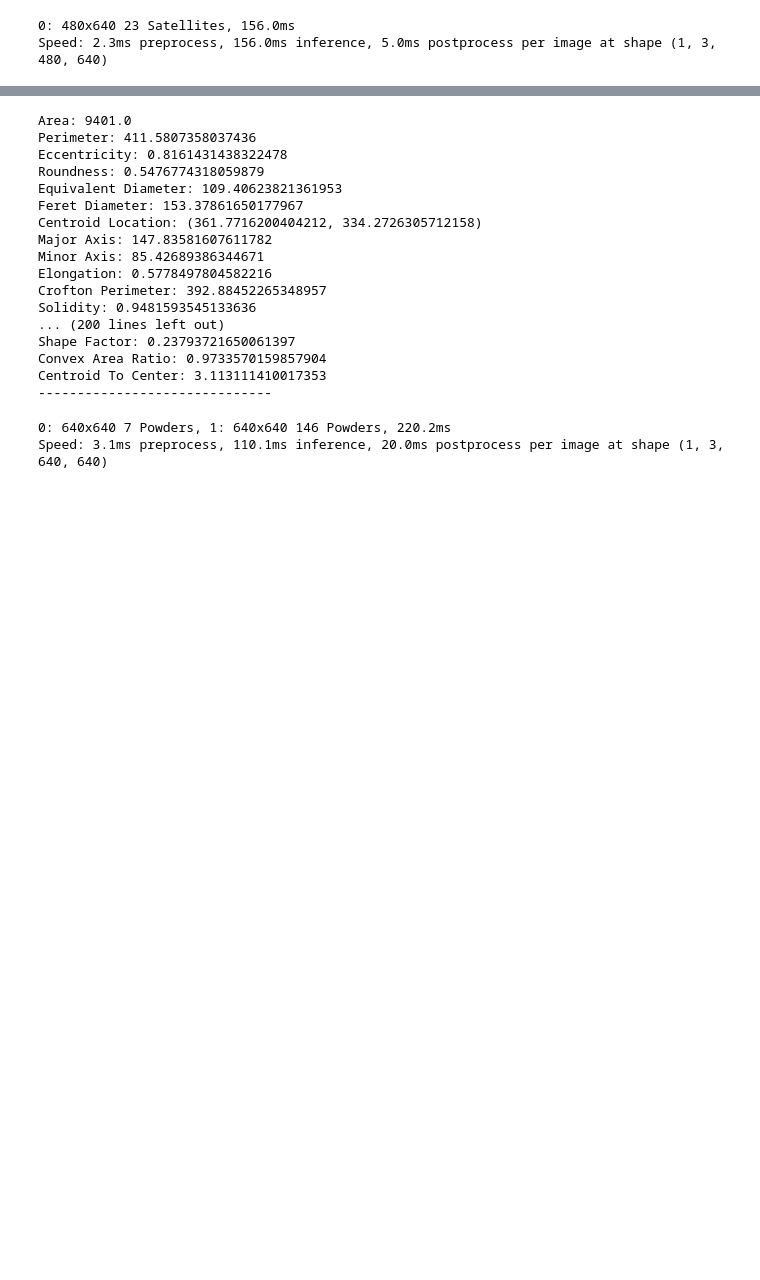
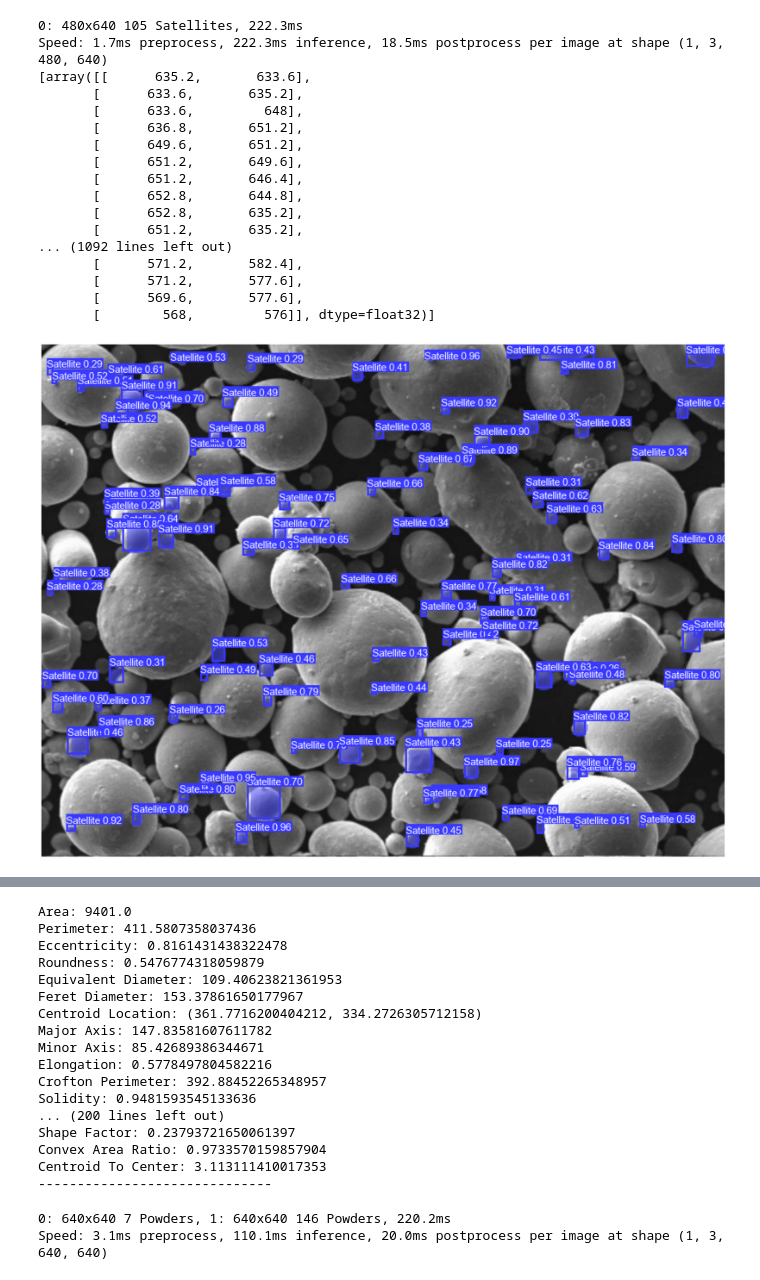
Before and after one commit to sprice134/satellite_v2, a Jupyter notebook: conferenceDemoTest/demo.ipynb, the cells around one changed output, grey strips where cells are left out. Saved outputs shown, nothing was run; the diff lists cells and outputs as text; code cells hidden in the pictures; blank space fills up the shorter version.

Commit message:
Updated Demo

```diff
--- a/conferenceDemoTest/demo.ipynb
+++ b/conferenceDemoTest/demo.ipynb
@@ -52,32 +52,50 @@ Starting training for 50 epochs...
 # %%
 import matplotlib.pyplot as plt  # Import matplotlib for plotting
 from PIL import Image  # For loading images
 
 # Load the trained model (replace 'yolov8n-seg.pt' with your model's weight file)
 # model = YOLO('models/yolov8s_trained_weights.pt')  # Use the path to your trained weights
-model = YOLO('/Users/sprice/Documents/GitHub/satellite_v2/conferenceDemoTest/models/train4/weights/best.pt')
+model = YOLO('/Users/sprice/Documents/GitHub/satellite_v2/conferenceDemoTest/models/train7/weights/best.pt')
 # Load the first image from your validation dataset
 # Replace 'path/to/first/validation/image.jpg' with the path to the actual image
 image_path = '/Users/sprice/Documents/GitHub/satellite_v2/conferenceDemoTest/demo3-1/test/images/S08_02_SE1_1000X99_png.rf.053590ae637b3f347e0398ef6f654718.jpg'
 image2_path = '/Users/sprice/Documents/GitHub/satellite_v2/conferenceDemoTest/demo3-1/train/images/S04_03_SE1_1000X53_png.rf.2f2a18cf111b493923e35151663798b4.jpg'
 
 image = Image.open(image_path)
 image2 = Image.open(image2_path)
 
 # Perform prediction (detection)
-results = model(image2)
+results = model(image)
 
-annotated_image = results[0].plot()
+annotated_image = results[0].plot(font_size=15, pil=True)
+for i in results[0]:
+    print(i.masks.xy)
 
 if not isinstance(annotated_image, Image.Image):
     annotated_image = Image.fromarray(annotated_image)
 
 
 # Display the annotated image
 plt.figure(figsize=(26, 20))  # Adjust the figure size as needed
 plt.imshow(annotated_image)
 plt.axis('off')  # Hide axes ticks
 plt.savefig(f'output.png')
 # %% [output]
-0: 480x640 23 Satellites, 156.0ms
-Speed: 2.3ms preprocess, 156.0ms inference, 5.0ms postprocess per image at shape (1, 3, 480, 640)
+0: 480x640 105 Satellites, 222.3ms
+Speed: 1.7ms preprocess, 222.3ms inference, 18.5ms postprocess per image at shape (1, 3, 480, 640)
+[array([[      635.2,       633.6],
+       [      633.6,       635.2],
+       [      633.6,         648],
+       [      636.8,       651.2],
+       [      649.6,       651.2],
+       [      651.2,       649.6],
+       [      651.2,       646.4],
+       [      652.8,       644.8],
+       [      652.8,       635.2],
+       [      651.2,       635.2],
+... (1092 lines left out)
+       [      571.2,       582.4],
+       [      571.2,       577.6],
+       [      569.6,       577.6],
+       [        568,         576]], dtype=float32)]
+[figure, added]
```
Also changed, not shown: parts of 3 cells of this notebook.
